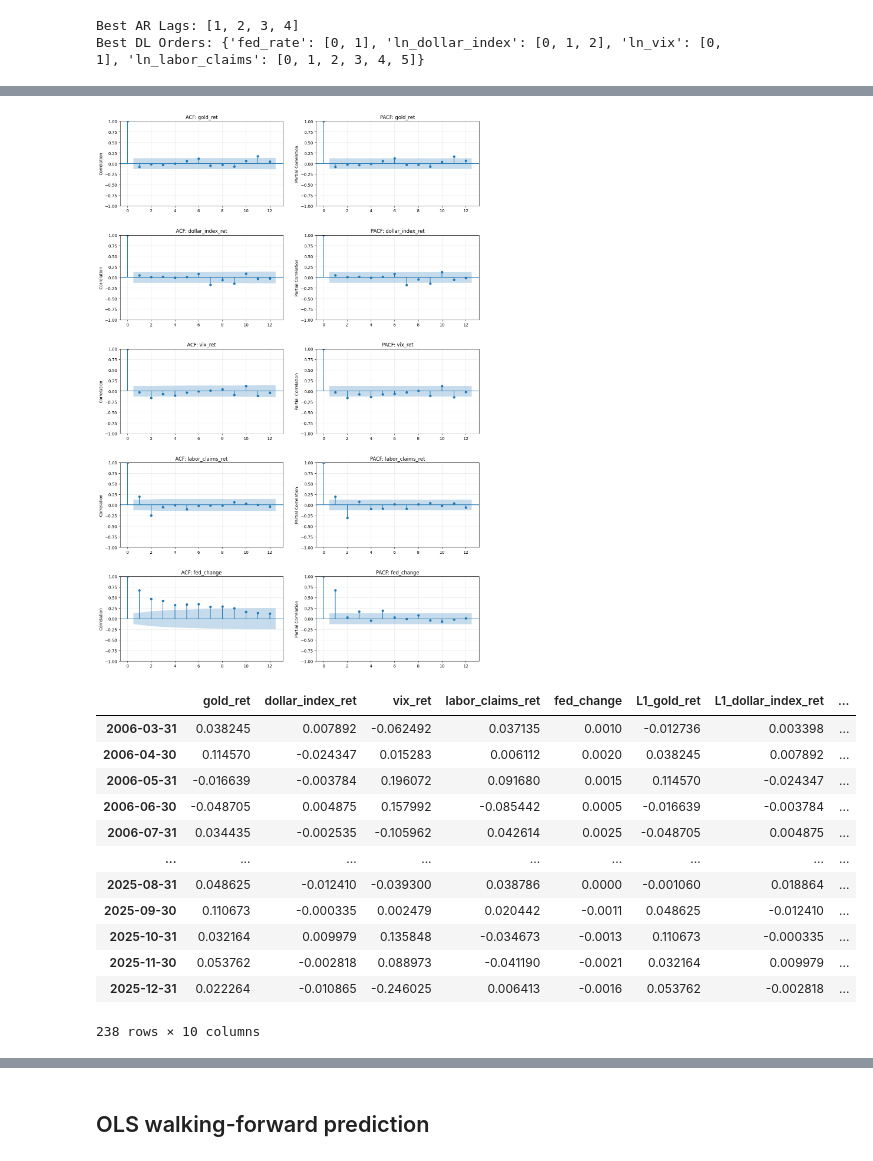
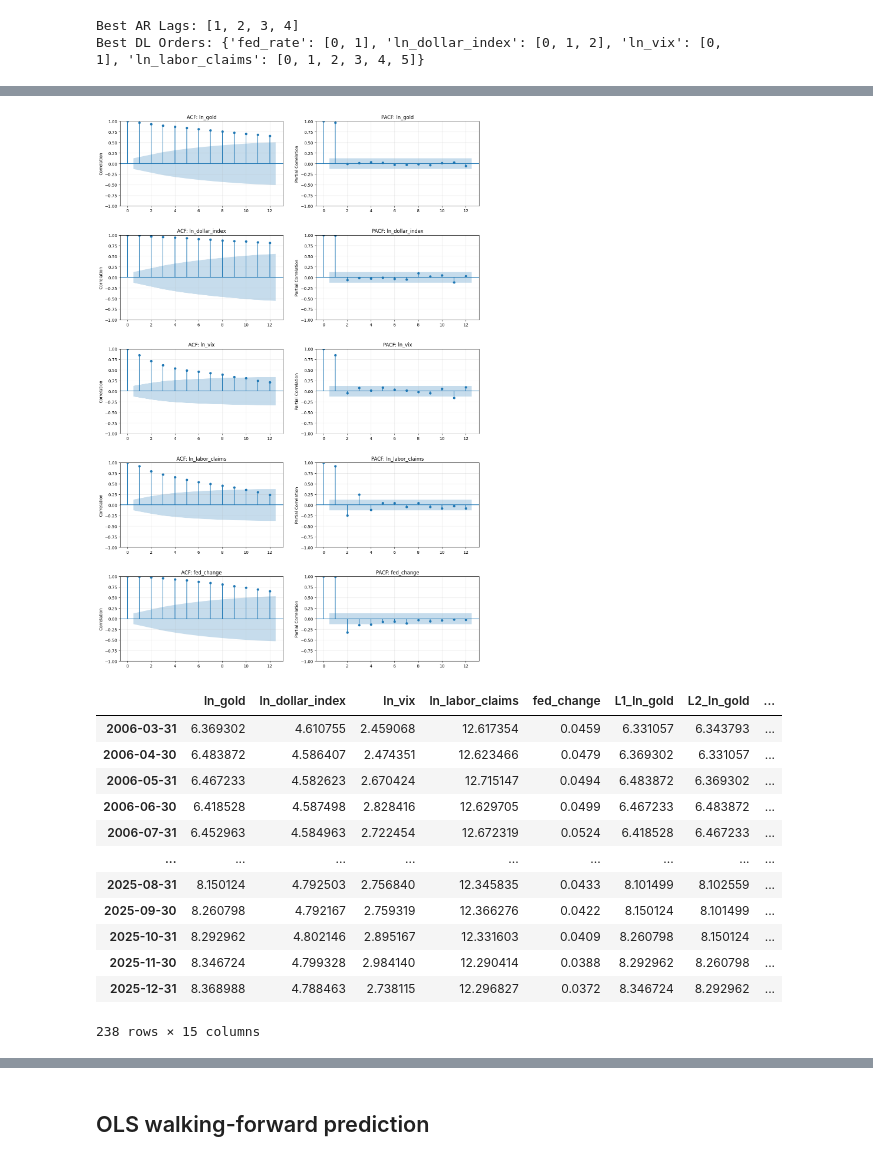
Before and after one commit to FulinQ/AQT, a Jupyter notebook: ARDL_ECM.ipynb, the cells around one changed output, grey strips where cells are left out. Saved outputs shown, nothing was run; the diff lists cells and outputs as text; code cells hidden in the pictures.

```diff
--- a/ARDL_ECM.ipynb
+++ b/ARDL_ECM.ipynb
@@ -664,13 +664,13 @@ data_model
 240 rows × 9 columns
 # %%
-df_ret = pd.DataFrame()
+df_ln = pd.DataFrame()
 cols_to_transform = ['gold', 'dollar_index', 'vix', 'labor_claims'] # ไม่เอา IP, PPI ตามแผน Core Model
 for col in cols_to_transform:
     if col in data_model.columns:
-        df_ret[f'{col}_ret'] = np.log(data_model[col]).diff()
+        df_ln[f'ln_{col}'] = np.log(data_model[col])
 if 'fed_rate' in data_model.columns:
-    df_ret['fed_change'] = data_model['fed_rate'].diff()
+    df_ln['fed_change'] = data_model['fed_rate']
 
-df_ret.dropna(inplace=True)
-df_ret
+df_ln.dropna(inplace=True)
+df_ln
 # %% [output]
@@ -718,30 +718,31 @@ def plot_all_variables_lags(df, lags=12):
 
     plt.show()
 
-plot_all_variables_lags(df_ret, lags=12)
+plot_all_variables_lags(df_ln, lags=12)
 # %% [output]
-[figure, old version]
+[figure, new version]
 # %%
-df_lag = df_ret.copy()
-feature_cols = df_ret.columns.tolist()
+df_lag = df_ln.copy()
+feature_cols = df_ln.columns.tolist()
 
 for col in feature_cols:
     df_lag[f'L1_{col}'] = df_lag[col].shift(1)
+    df_lag[f'L2_{col}'] = df_lag[col].shift(2)
 
 df_lag.dropna(inplace=True)
 df_lag
 # %% [output]
-|  | gold_ret | dollar_index_ret | vix_ret | labor_claims_ret | fed_change | L1_gold_ret | L1_dollar_index_ret | ... |
-| 2006-03-31 | 0.038245 | 0.007892 | -0.062492 | 0.037135 | 0.0010 | -0.012736 | 0.003398 | ... |
-| 2006-04-30 | 0.114570 | -0.024347 | 0.015283 | 0.006112 | 0.0020 | 0.038245 | 0.007892 | ... |
-| 2006-05-31 | -0.016639 | -0.003784 | 0.196072 | 0.091680 | 0.0015 | 0.114570 | -0.024347 | ... |
-| 2006-06-30 | -0.048705 | 0.004875 | 0.157992 | -0.085442 | 0.0005 | -0.016639 | -0.003784 | ... |
-| 2006-07-31 | 0.034435 | -0.002535 | -0.105962 | 0.042614 | 0.0025 | -0.048705 | 0.004875 | ... |
+|  | ln_gold | ln_dollar_index | ln_vix | ln_labor_claims | fed_change | L1_ln_gold | L2_ln_gold | ... |
+| 2006-03-31 | 6.369302 | 4.610755 | 2.459068 | 12.617354 | 0.0459 | 6.331057 | 6.343793 | ... |
+| 2006-04-30 | 6.483872 | 4.586407 | 2.474351 | 12.623466 | 0.0479 | 6.369302 | 6.331057 | ... |
+| 2006-05-31 | 6.467233 | 4.582623 | 2.670424 | 12.715147 | 0.0494 | 6.483872 | 6.369302 | ... |
+| 2006-06-30 | 6.418528 | 4.587498 | 2.828416 | 12.629705 | 0.0499 | 6.467233 | 6.483872 | ... |
+| 2006-07-31 | 6.452963 | 4.584963 | 2.722454 | 12.672319 | 0.0524 | 6.418528 | 6.467233 | ... |
 | ... | ... | ... | ... | ... | ... | ... | ... | ... |
-| 2025-08-31 | 0.048625 | -0.012410 | -0.039300 | 0.038786 | 0.0000 | -0.001060 | 0.018864 | ... |
-| 2025-09-30 | 0.110673 | -0.000335 | 0.002479 | 0.020442 | -0.0011 | 0.048625 | -0.012410 | ... |
-| 2025-10-31 | 0.032164 | 0.009979 | 0.135848 | -0.034673 | -0.0013 | 0.110673 | -0.000335 | ... |
-| 2025-11-30 | 0.053762 | -0.002818 | 0.088973 | -0.041190 | -0.0021 | 0.032164 | 0.009979 | ... |
-| 2025-12-31 | 0.022264 | -0.010865 | -0.246025 | 0.006413 | -0.0016 | 0.053762 | -0.002818 | ... |
+| 2025-08-31 | 8.150124 | 4.792503 | 2.756840 | 12.345835 | 0.0433 | 8.101499 | 8.102559 | ... |
+| 2025-09-30 | 8.260798 | 4.792167 | 2.759319 | 12.366276 | 0.0422 | 8.150124 | 8.101499 | ... |
+| 2025-10-31 | 8.292962 | 4.802146 | 2.895167 | 12.331603 | 0.0409 | 8.260798 | 8.150124 | ... |
+| 2025-11-30 | 8.346724 | 4.799328 | 2.984140 | 12.290414 | 0.0388 | 8.292962 | 8.260798 | ... |
+| 2025-12-31 | 8.368988 | 4.788463 | 2.738115 | 12.296827 | 0.0372 | 8.346724 | 8.292962 | ... |
-238 rows × 10 columns
+238 rows × 15 columns
 # %%
```
Also changed, not shown: parts of 26 cells of this notebook, 3 other files.
